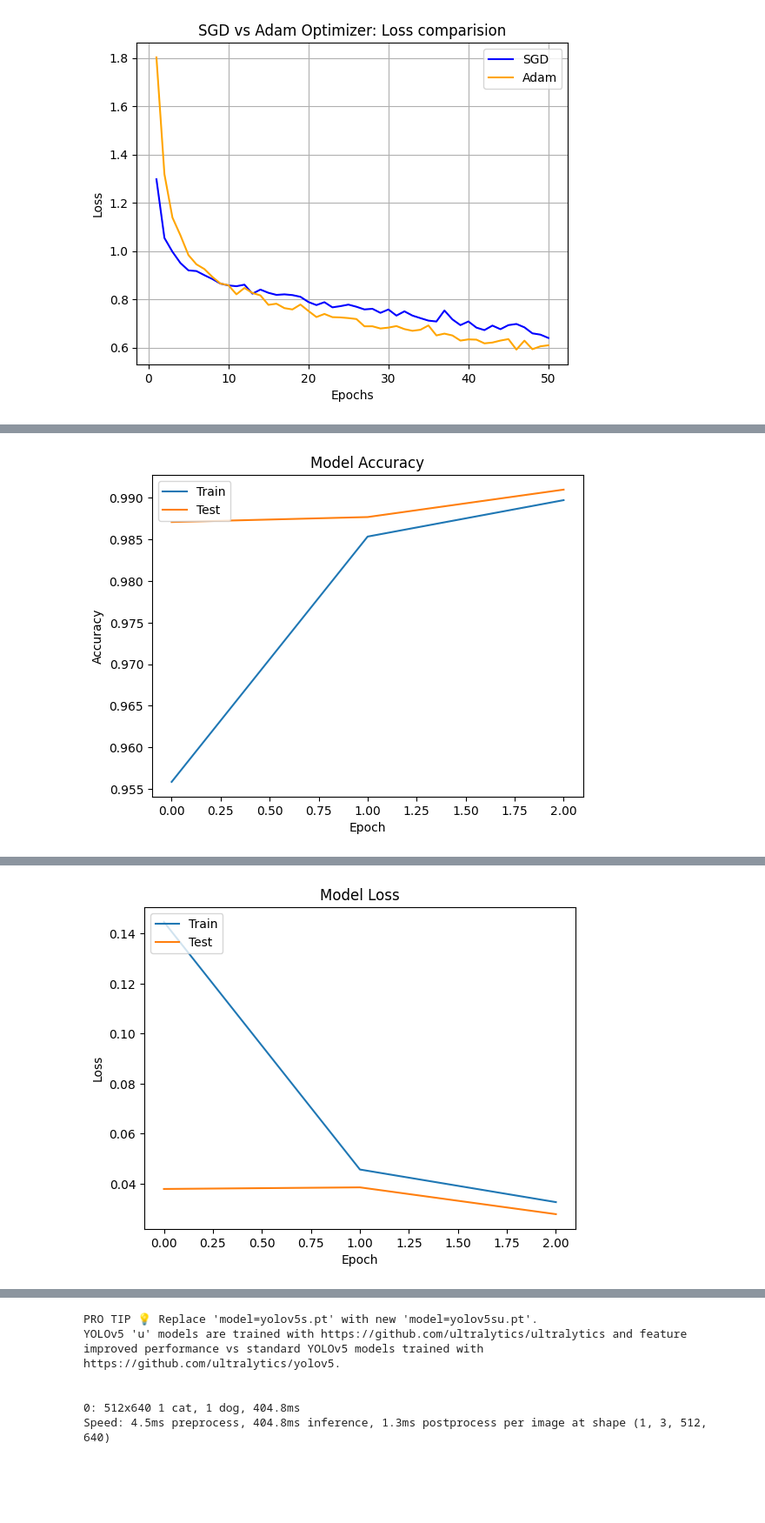
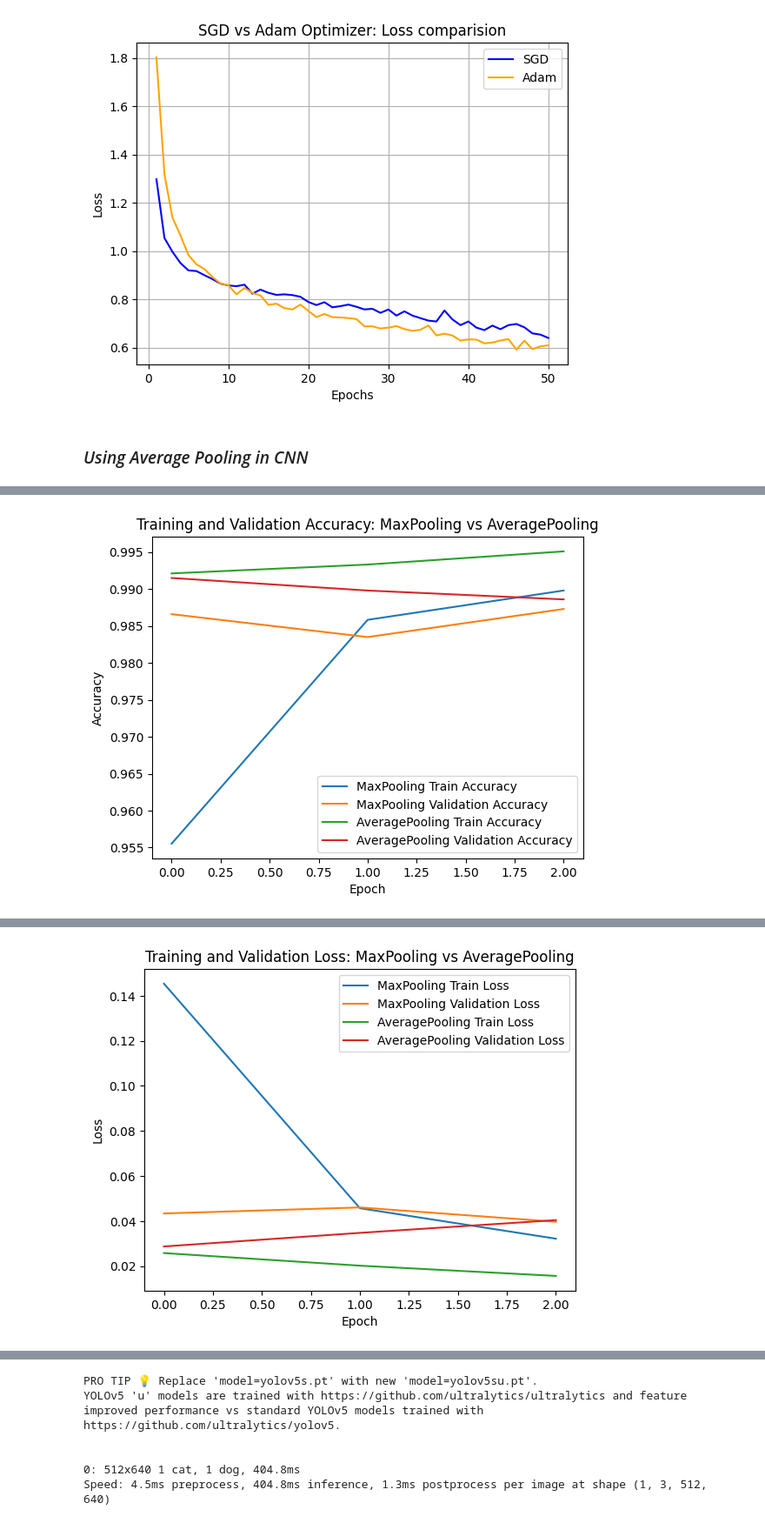
Before and after one commit to Archita0304/DeepLearning, a Jupyter notebook: Modifications.ipynb, the cells around one changed output, grey strips where cells are left out. Shown at 87% size. Saved outputs shown, nothing was run; the diff lists cells and outputs as text; code cells hidden in the pictures; blank space fills up the shorter version.

```diff
--- a/Modifications.ipynb
+++ b/Modifications.ipynb
@@ -106,6 +110,8 @@ Training with SGD Optimizer:
 
 Training with Adam Optimizer:
 [figure]
+# %% [markdown]
+### *Using Average Pooling in CNN*
 # %%
 #3 used average pooling
 import tensorflow as tf
@@ -133,25 +139,9 @@ model.compile(optimizer='adam',
 
 hist_max=model.fit(train_imgs,train_labels,epochs=3,validation_data=(test_imgs,test_labels))
 test_loss,test_acc=model.evaluate(test_imgs,test_labels)
-print(f'Test Accuracy:{test_acc}')
+print(f'Test Accuracy:{test_acc}\n')
+print(f'Test Loss:{test_loss}\n')
 
-plt.plot(hist_max.history['accuracy'])
-plt.plot(hist_max.history['val_accuracy'])
-plt.title('Model Accuracy')
-plt.xlabel('Epoch')
-plt.ylabel('Accuracy')
-plt.legend(['Train','Test'],loc='upper left')
-plt.show()
-
-print(f'Test Loss:{test_loss}')
-
-plt.plot(hist_max.history['loss'])
-plt.plot(hist_max.history['val_loss'])
-plt.title('Model Loss')
-plt.xlabel('Epoch')
-plt.ylabel('Loss')
-plt.legend(['Train','Test'],loc='upper left')
-plt.show()
 
 model_avg_pool = models.Sequential([
     layers.Conv2D(32, (3, 3), activation='relu', input_shape=(28, 28, 1)),
@@ -170,24 +160,27 @@ model_avg_pool.compile(optimizer='adam',
 
 hist_avg=model.fit(train_imgs,train_labels,epochs=3,validation_data=(test_imgs,test_labels))
 test_loss1,test_acc1=model.evaluate(test_imgs,test_labels)
-print(f'Test Accuracy:{test_acc1}')
+print(f'Test Accuracy:{test_acc1}\n')
+print(f'Test Loss:{test_loss1}\n')
 
-plt.plot(hist_avg.history['accuracy'])
-plt.plot(hist_avg.history['val_accuracy'])
-plt.title('Model Accuracy')
+plt.plot(hist_max.history['accuracy'], label='MaxPooling Train Accuracy')
+plt.plot(hist_max.history['val_accuracy'], label='MaxPooling Validation Accuracy')
+plt.plot(hist_avg.history['accuracy'], label='AveragePooling Train Accuracy')
+plt.plot(hist_avg.history['val_accuracy'], label='AveragePooling Validation Accuracy')
+plt.title('Training and Validation Accuracy: MaxPooling vs AveragePooling')
 plt.xlabel('Epoch')
 plt.ylabel('Accuracy')
-plt.legend(['Train','Test'],loc='upper left')
+plt.legend()
 plt.show()
-
-print(f'Test Loss:{test_loss1}')
-
-plt.plot(hist_avg.history['loss'])
-plt.plot(hist_avg.history['val_loss'])
-plt.title('Model Loss')
+print("\n")
+plt.plot(hist_max.history['loss'], label='MaxPooling Train Loss')
+plt.plot(hist_max.history['val_loss'], label='MaxPooling Validation Loss')
+plt.plot(hist_avg.history['loss'], label='AveragePooling Train Loss')
+plt.plot(hist_avg.history['val_loss'], label='AveragePooling Validation Loss')
+plt.title('Training and Validation Loss: MaxPooling vs AveragePooling')
 plt.xlabel('Epoch')
 plt.ylabel('Loss')
-plt.legend(['Train','Test'],loc='upper left')
+plt.legend()
 plt.show()
 # %% [output]
 Epoch 1/3
@@ -201 +203 @@ Test Accuracy:0.9909999966621399
-[figure, old version]
+[figure, new version]
@@ -203 +204 @@ Test Loss:0.027843432500958443
-[figure, old version]
+[figure, new version]
```
Also changed, not shown: parts of 17 cells of this notebook.
